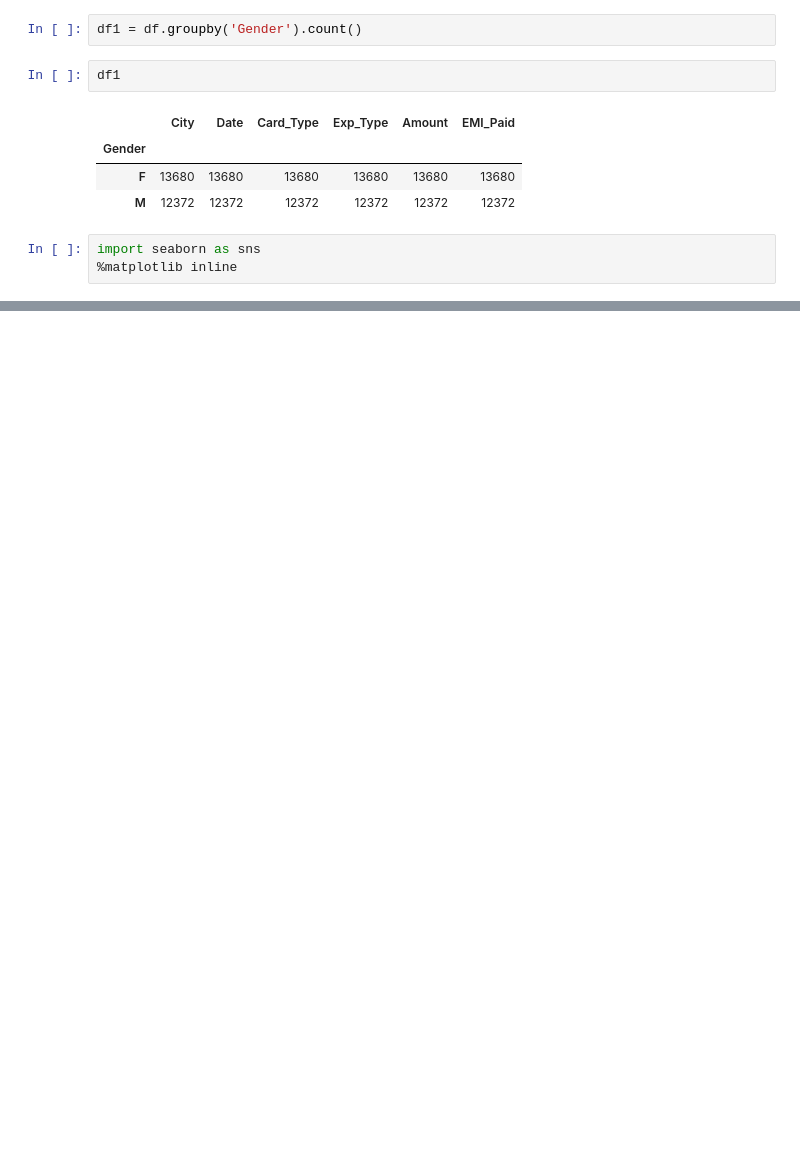
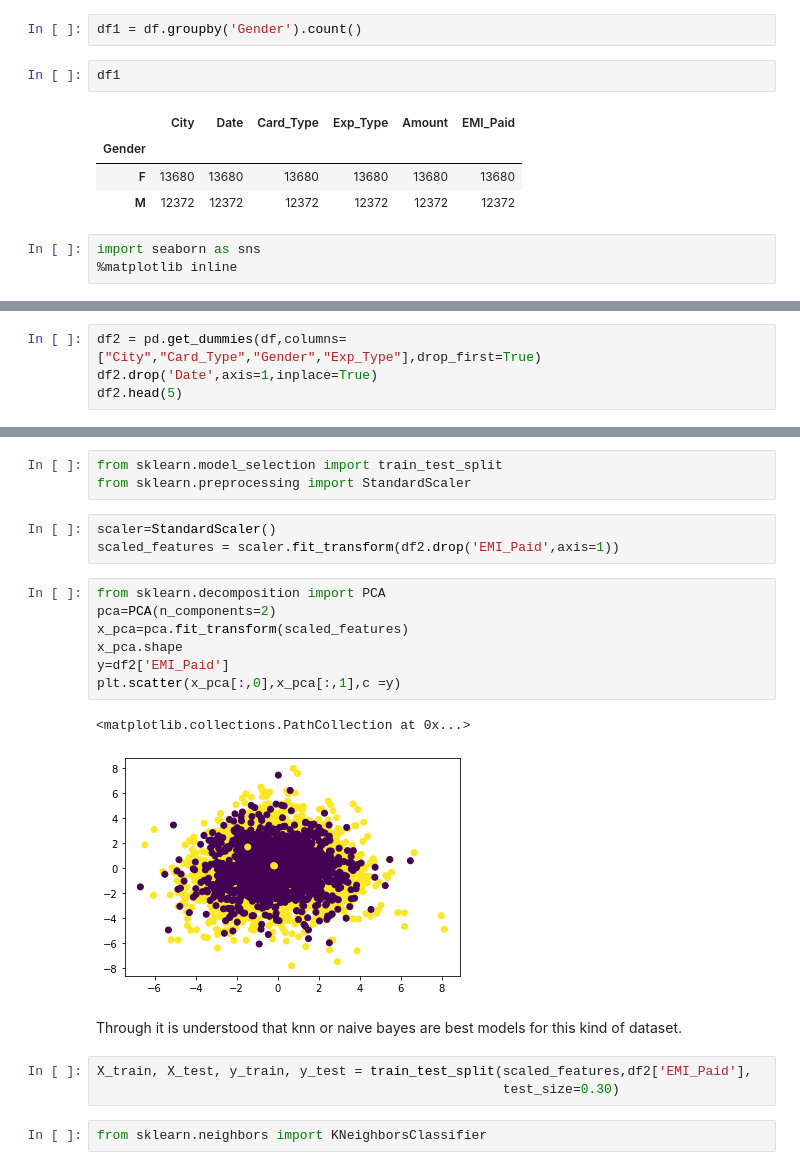
Before and after one commit to ImHarshil/Banking, a Jupyter notebook: explore_dataset.ipynb, the cells around one changed output, grey strips where cells are left out. Cells and saved outputs as stored; diff of their text form; blank space fills up the shorter version.

```diff
--- a/explore_dataset.ipynb
+++ b/explore_dataset.ipynb
@@ -52,0 +96,4 @@ sns.violinplot(x="Gender", y="Amount", data=df)
+# %%
+df2 = pd.get_dummies(df,columns=["City","Card_Type","Gender","Exp_Type"],drop_first=True)
+df2.drop('Date',axis=1,inplace=True)
+df2.head(5)
@@ -52,0 +108,23 @@ sns.violinplot(x="Gender", y="Amount", data=df)
+# %%
+from sklearn.model_selection import train_test_split
+from sklearn.preprocessing import StandardScaler
+# %%
+scaler=StandardScaler()
+scaled_features = scaler.fit_transform(df2.drop('EMI_Paid',axis=1))
+# %%
+from sklearn.decomposition import PCA
+pca=PCA(n_components=2)
+x_pca=pca.fit_transform(scaled_features)
+x_pca.shape
+y=df2['EMI_Paid']
+plt.scatter(x_pca[:,0],x_pca[:,1],c =y)
+# %% [output]
+<matplotlib.collections.PathCollection at 0x...>
+[figure, added]
+# %% [markdown]
+Through it is understood that knn or naive bayes are best models for this kind of dataset.
+# %%
+X_train, X_test, y_train, y_test = train_test_split(scaled_features,df2['EMI_Paid'],
+                                                    test_size=0.30)
+# %%
+from sklearn.neighbors import KNeighborsClassifier
```
Also changed, not shown: parts of 16 cells of this notebook, 1 other file.
